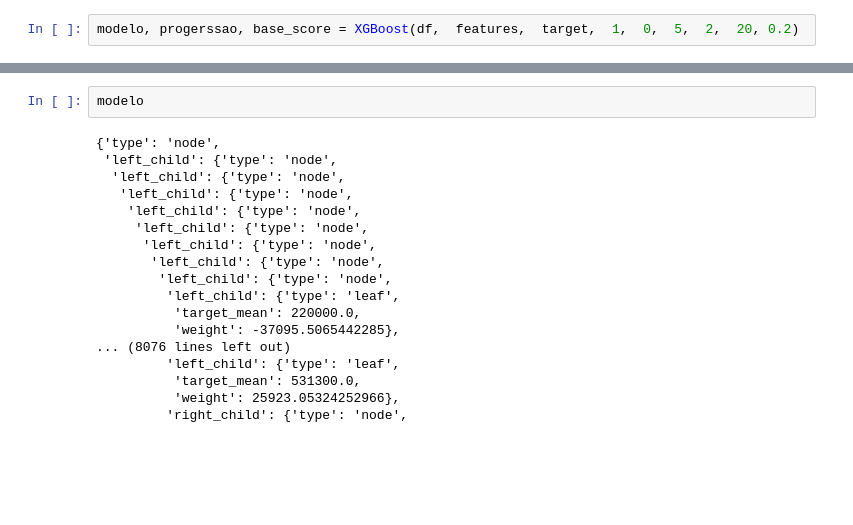
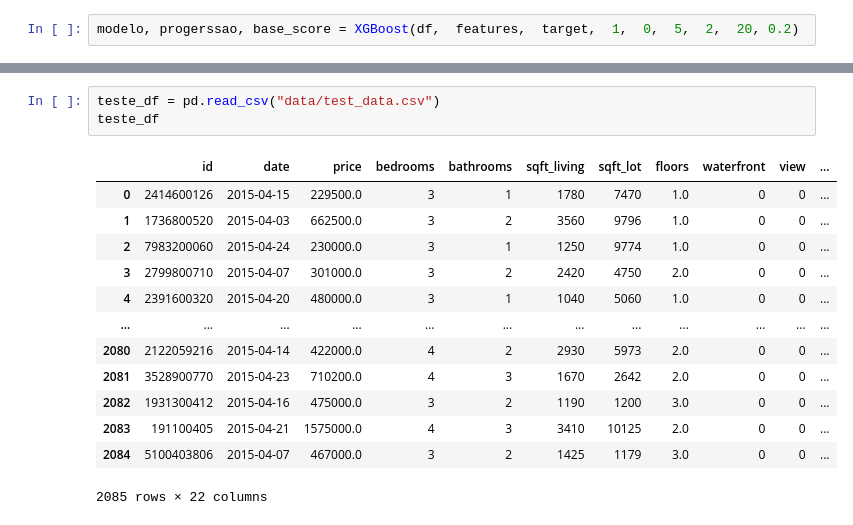
Before and after one commit to Schummy07/House_pricing, a Jupyter notebook: XG_test_2.ipynb, the cells around one changed output, grey strips where cells are left out. Saved outputs shown, nothing was run; the diff lists cells and outputs as text; blank space fills up the shorter version.

```diff
--- a/XG_test_2.ipynb
+++ b/XG_test_2.ipynb
@@ -148,20 +129,17 @@ progerssao
-# %%
-modelo
-# %% [output]
-{'type': 'node',
- 'left_child': {'type': 'node',
-  'left_child': {'type': 'node',
-   'left_child': {'type': 'node',
-    'left_child': {'type': 'node',
-     'left_child': {'type': 'node',
-      'left_child': {'type': 'node',
-       'left_child': {'type': 'node',
-        'left_child': {'type': 'node',
-         'left_child': {'type': 'leaf',
-          'target_mean': 220000.0,
-          'weight': -37095.5065442285},
-... (8076 lines left out)
-         'left_child': {'type': 'leaf',
-          'target_mean': 531300.0,
-          'weight': 25923.05324252966},
-         'right_child': {'type': 'node',
+# %%
+teste_df = pd.read_csv("data/test_data.csv")
+teste_df
+# %% [output]
+|  | id | date | price | bedrooms | bathrooms | sqft_living | sqft_lot | floors | waterfront | view | ... |
+| 0 | 2414600126 | 2015-04-15 | 229500.0 | 3 | 1 | 1780 | 7470 | 1.0 | 0 | 0 | ... |
+| 1 | 1736800520 | 2015-04-03 | 662500.0 | 3 | 2 | 3560 | 9796 | 1.0 | 0 | 0 | ... |
+| 2 | 7983200060 | 2015-04-24 | 230000.0 | 3 | 1 | 1250 | 9774 | 1.0 | 0 | 0 | ... |
+| 3 | 2799800710 | 2015-04-07 | 301000.0 | 3 | 2 | 2420 | 4750 | 2.0 | 0 | 0 | ... |
+| 4 | 2391600320 | 2015-04-20 | 480000.0 | 3 | 1 | 1040 | 5060 | 1.0 | 0 | 0 | ... |
+| ... | ... | ... | ... | ... | ... | ... | ... | ... | ... | ... | ... |
+| 2080 | 2122059216 | 2015-04-14 | 422000.0 | 4 | 2 | 2930 | 5973 | 2.0 | 0 | 0 | ... |
+| 2081 | 3528900770 | 2015-04-23 | 710200.0 | 4 | 3 | 1670 | 2642 | 2.0 | 0 | 0 | ... |
+| 2082 | 1931300412 | 2015-04-16 | 475000.0 | 3 | 2 | 1190 | 1200 | 3.0 | 0 | 0 | ... |
+| 2083 | 191100405 | 2015-04-21 | 1575000.0 | 4 | 3 | 3410 | 10125 | 2.0 | 0 | 0 | ... |
+| 2084 | 5100403806 | 2015-04-07 | 467000.0 | 3 | 2 | 1425 | 1179 | 3.0 | 0 | 0 | ... |
+2085 rows × 22 columns
```
Also changed, not shown: parts of 6 cells of this notebook.
